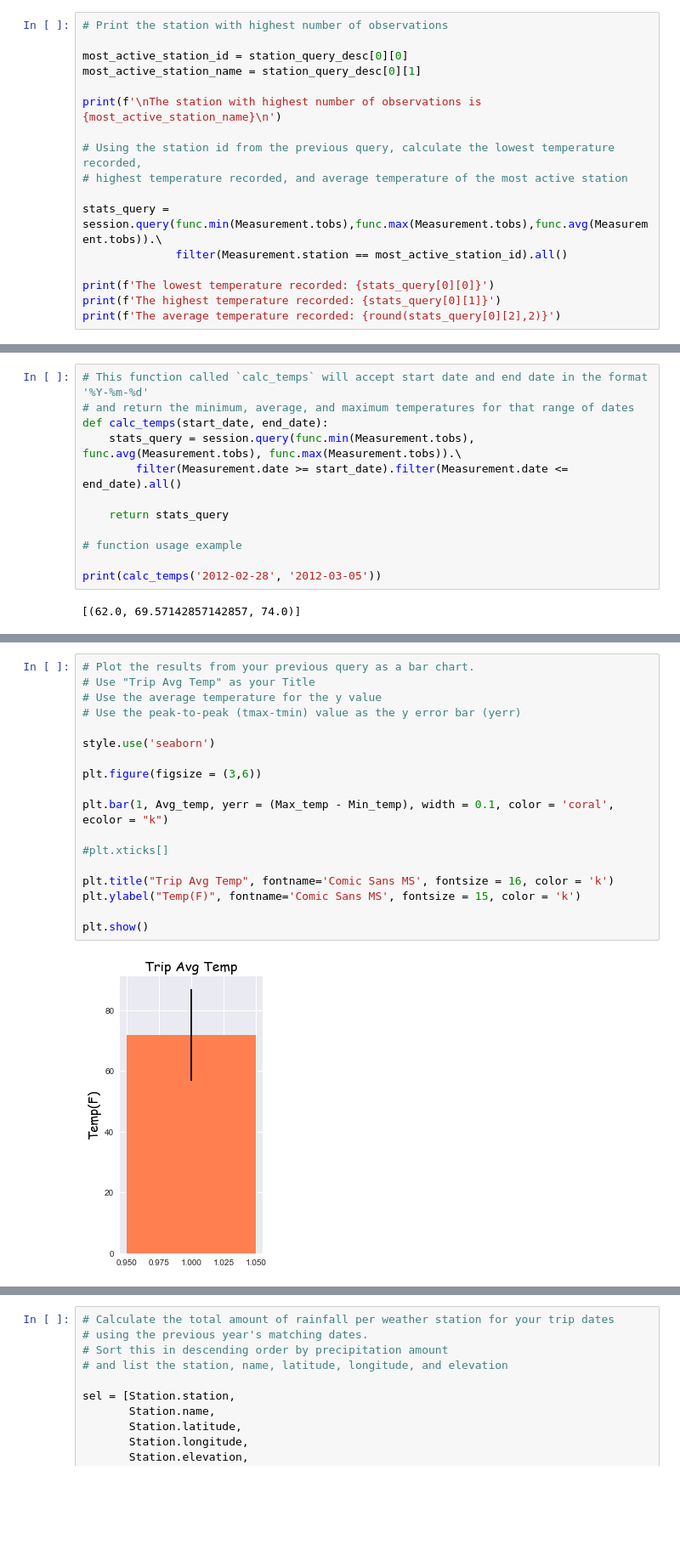
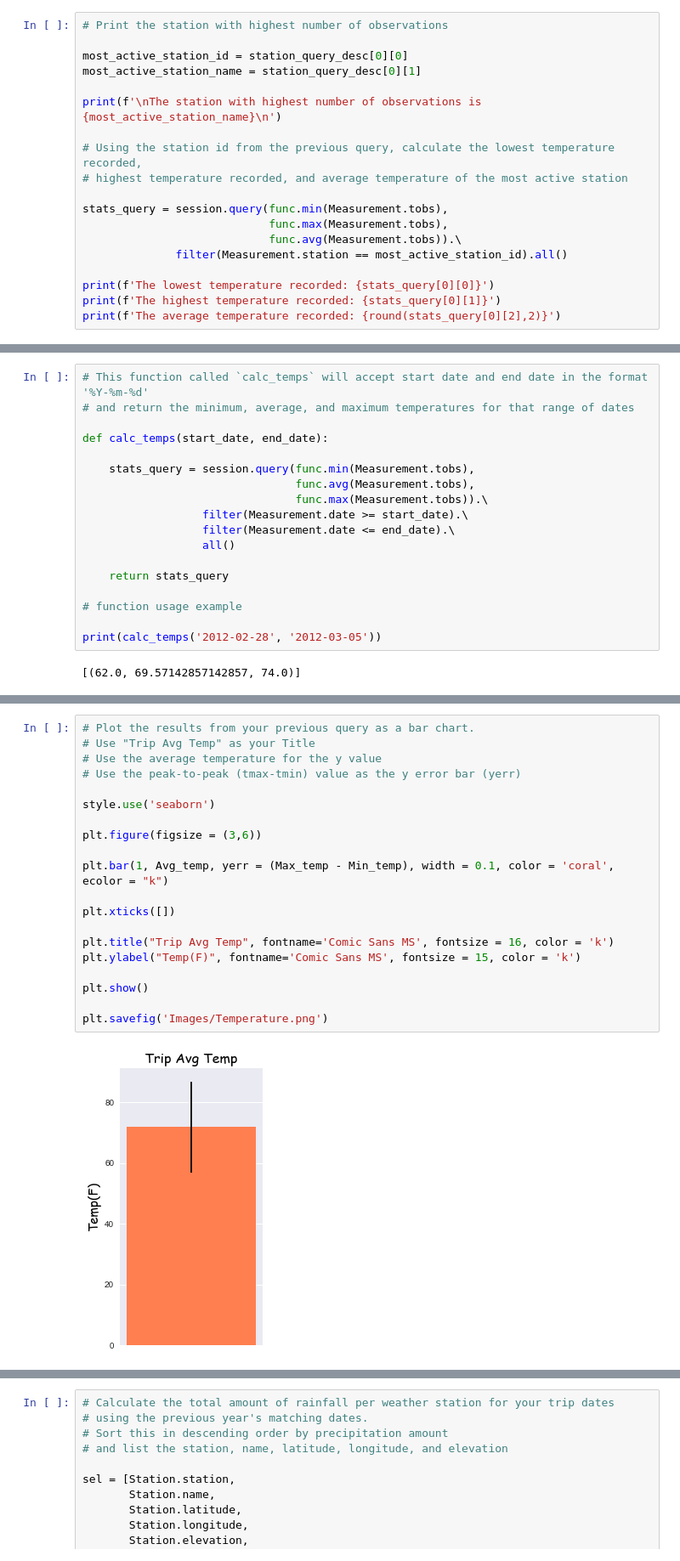
Before and after one commit to Latha-G/SQL-Alchemy-Challenge, a Jupyter notebook: Climate_Starter.ipynb, the cells around one changed output, grey strips where cells are left out. Shown at 85% size. Cells and saved outputs as stored; diff of their text form; blank space fills up the shorter version.

```diff
--- a/Climate_Starter.ipynb
+++ b/Climate_Starter.ipynb
@@ -380,7 +374,9 @@ print(f'\nThe station with highest number of observations is {most_active_statio
 # Using the station id from the previous query, calculate the lowest temperature recorded,
 # highest temperature recorded, and average temperature of the most active station
 
-stats_query = session.query(func.min(Measurement.tobs),func.max(Measurement.tobs),func.avg(Measurement.tobs)).\
+stats_query = session.query(func.min(Measurement.tobs),
+                            func.max(Measurement.tobs),
+                            func.avg(Measurement.tobs)).\
               filter(Measurement.station == most_active_station_id).all()
 
 print(f'The lowest temperature recorded: {stats_query[0][0]}')
@@ -469,9 +468,15 @@ ___
 # %%
 # This function called `calc_temps` will accept start date and end date in the format '%Y-%m-%d'
 # and return the minimum, average, and maximum temperatures for that range of dates
+
 def calc_temps(start_date, end_date):
-    stats_query = session.query(func.min(Measurement.tobs), func.avg(Measurement.tobs), func.max(Measurement.tobs)).\
-        filter(Measurement.date >= start_date).filter(Measurement.date <= end_date).all()
+
+    stats_query = session.query(func.min(Measurement.tobs),
+                                func.avg(Measurement.tobs),
+                                func.max(Measurement.tobs)).\
+                  filter(Measurement.date >= start_date).\
+                  filter(Measurement.date <= end_date).\
+                  all()
 
     return stats_query
 
@@ -505,20 +510,22 @@ Max Temperature: 77.0
 # %%
 # Plot the results from your previous query as a bar chart.
 # Use "Trip Avg Temp" as your Title
 # Use the average temperature for the y value
 # Use the peak-to-peak (tmax-tmin) value as the y error bar (yerr)
 
 style.use('seaborn')
 
 plt.figure(figsize = (3,6))
 
 plt.bar(1, Avg_temp, yerr = (Max_temp - Min_temp), width = 0.1, color = 'coral', ecolor = "k")
 
-#plt.xticks[]
+plt.xticks([])
 
 plt.title("Trip Avg Temp", fontname='Comic Sans MS', fontsize = 16, color = 'k')
 plt.ylabel("Temp(F)", fontname='Comic Sans MS', fontsize = 15, color = 'k')
 
 plt.show()
+
+plt.savefig('Images/Temperature.png')
 # %% [output]
-[figure, old version]
+[figure, new version]
```
Also changed, not shown: parts of 15 cells of this notebook, 8 other files.
